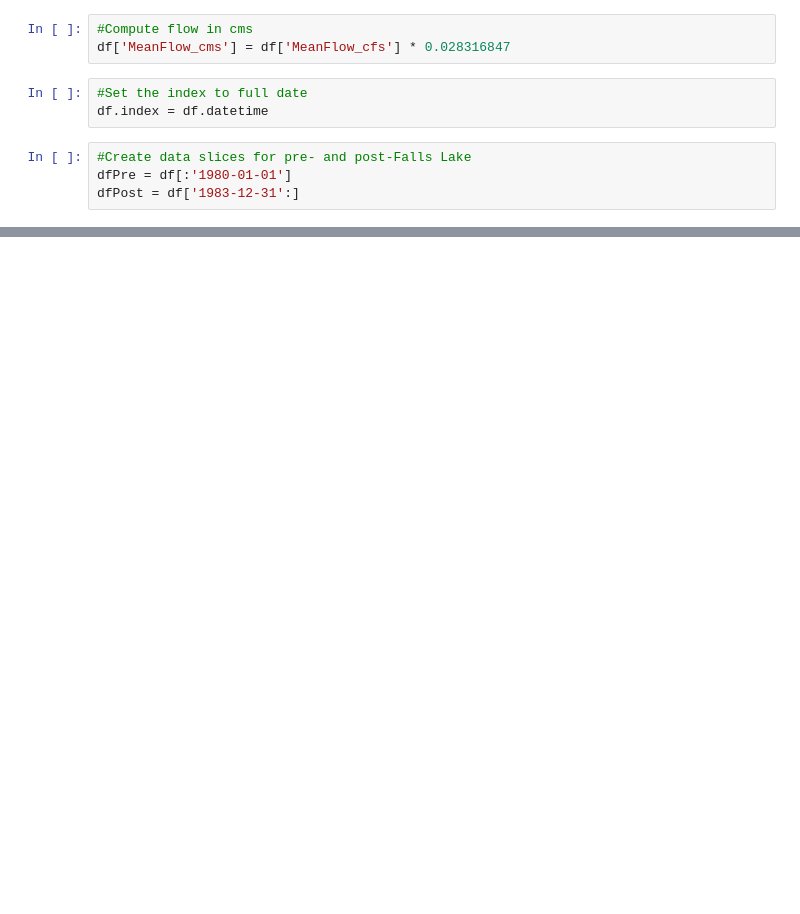
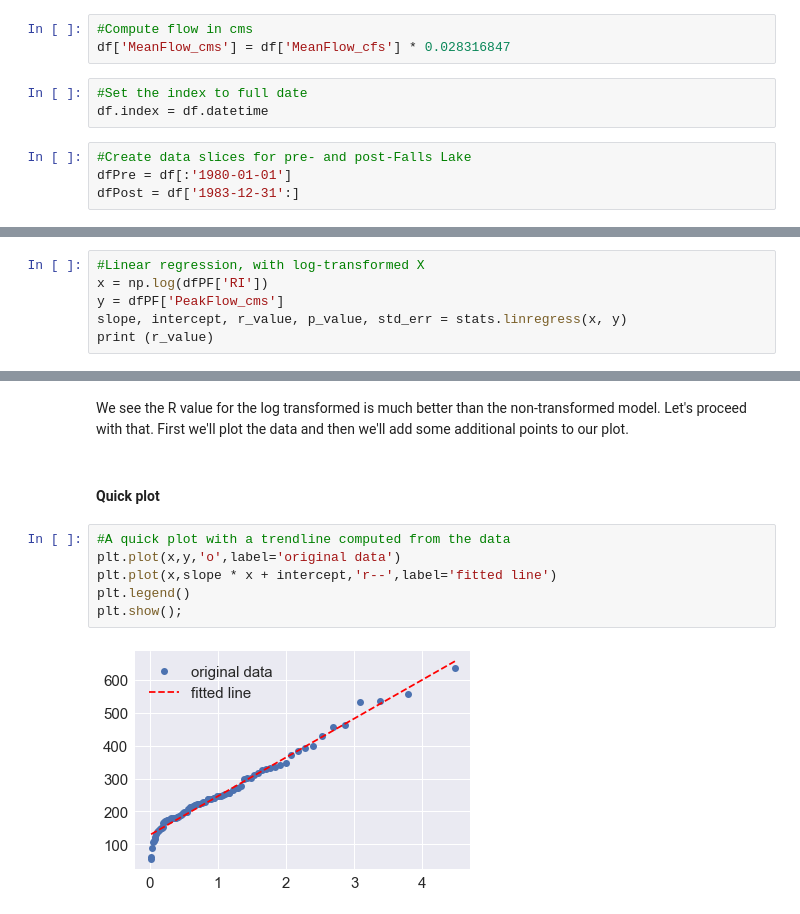
Before and after one commit to johnpfay/Water-Data-Bootcamp, a Jupyter notebook: 1_StreamFlow/Python/03-Flood-Frequency-Analysis.ipynb, the cells around one changed output, grey strips where cells are left out. Saved outputs shown, nothing was run; the diff lists cells and outputs as text; blank space fills up the shorter version.

```diff
--- a/1_StreamFlow/Python/03-Flood-Frequency-Analysis.ipynb
+++ b/1_StreamFlow/Python/03-Flood-Frequency-Analysis.ipynb
@@ -301,0 +149,6 @@ dfPreMA['Pe'] = 1 / dfPreMA['RI']
+# %%
+#Linear regression, with log-transformed X
+x = np.log(dfPF['RI'])
+y = dfPF['PeakFlow_cms']
+slope, intercept, r_value, p_value, std_err = stats.linregress(x, y)
+print (r_value)
@@ -301,0 +187,12 @@ dfPreMA['Pe'] = 1 / dfPreMA['RI']
+# %% [markdown]
+We see the R value for the log transformed is much better than the non-transformed model. Let's proceed with that. First we'll plot the data and then we'll add some additional points to our plot.
+# %% [markdown]
+#### Quick plot
+# %%
+#A quick plot with a trendline computed from the data
+plt.plot(x,y,'o',label='original data')
+plt.plot(x,slope * x + intercept,'r--',label='fitted line')
+plt.legend()
+plt.show();
+# %% [output]
+[figure, added]
```
Also changed, not shown: parts of 60 cells of this notebook.
